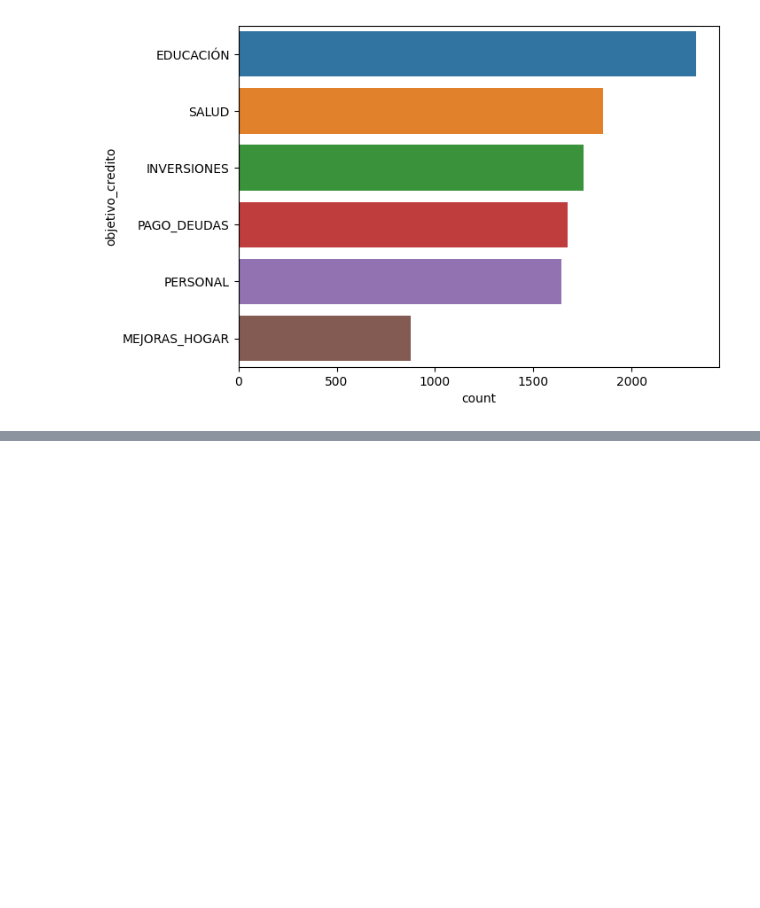
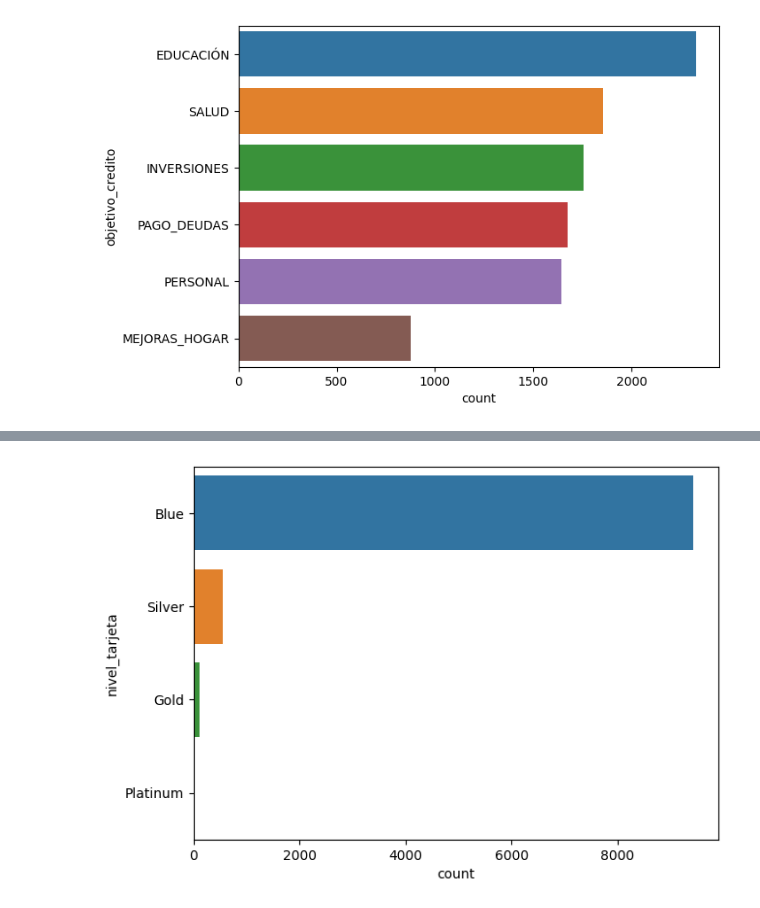
Before and after one commit to araquevi/13MBID, a Jupyter notebook: notebooks/comprension_datos/CD02-Exploracion.ipynb, the cells around one changed output, grey strips where cells are left out. Cells and saved outputs as stored; diff of their text form; code cells hidden in the pictures; blank space fills up the shorter version.

```diff
--- a/notebooks/comprension_datos/CD02-Exploracion.ipynb
+++ b/notebooks/comprension_datos/CD02-Exploracion.ipynb
@@ -136,0 +159,6 @@ plt.show()
+# %%
+plt.figure(figsize=(7,5))
+sns.countplot(y=df_tarjetas['nivel_tarjeta'], order=df_tarjetas['nivel_tarjeta'].value_counts().index)
+plt.show()
+# %% [output]
+[figure, added]
```
Also changed, not shown: parts of 7 cells of this notebook, 1 other file.
